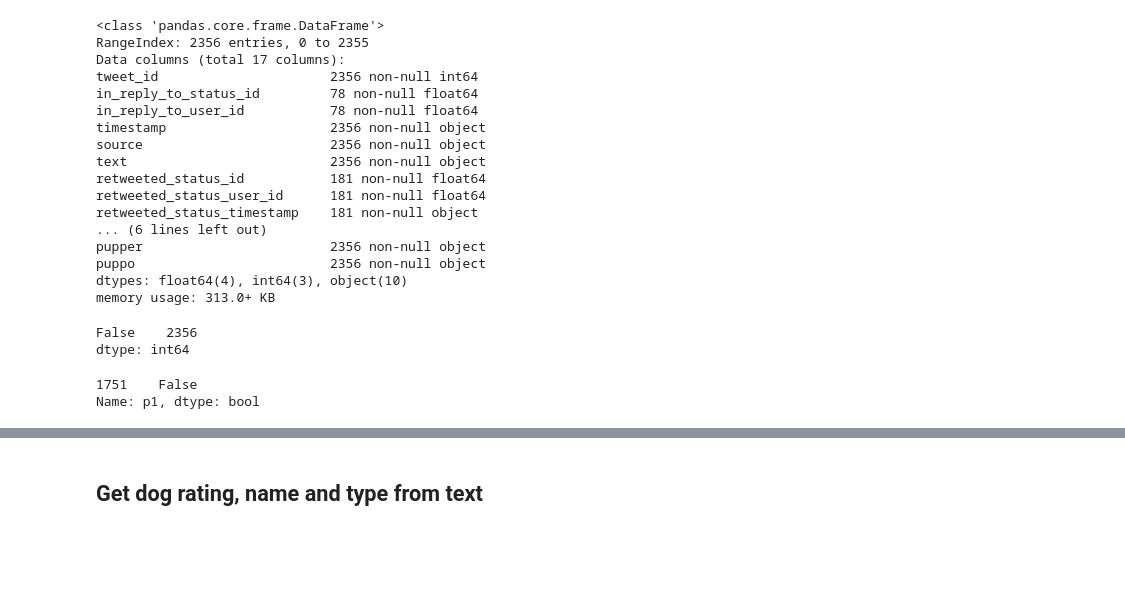
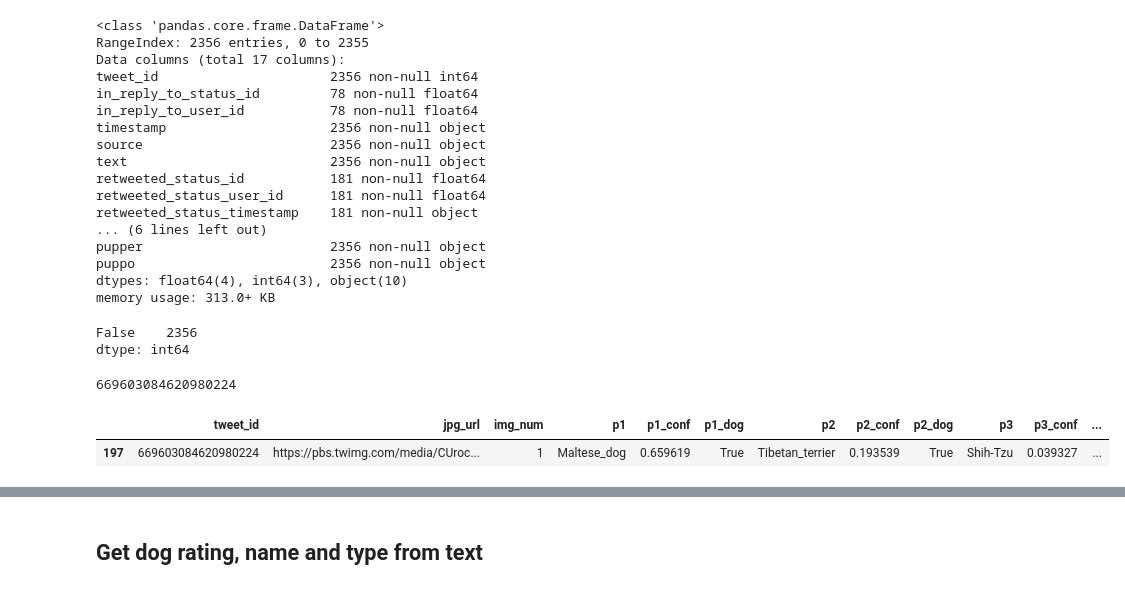
Before and after one commit to Langzzx/dand-advanced-2018, a Jupyter notebook: Data Wrangling and Cleaning/wrangle_act.ipynb, the cells around one changed output, grey strips where cells are left out. Cells and saved outputs as stored; diff of their text form; code cells hidden in the pictures; blank space fills up the shorter version.

```diff
--- a/Data Wrangling and Cleaning/wrangle_act.ipynb
+++ b/Data Wrangling and Cleaning/wrangle_act.ipynb
@@ -259,8 +259,13 @@ df.duplicated('tweet_id').value_counts() # ID no duplicated issue.
 # %% [output]
 False    2356
 dtype: int64
-# %%
-df_image[df_image['tweet_id'] == s1['tweet_id'].values.tolist()] ['p1'] == s1['name'].values.tolist()
-# %% [output]
-1751    False
-Name: p1, dtype: bool
+# %%
+id1 = int(df_tweet_clean['id'].sample().values)
+print(id1)
+# %% [output]
+669603084620980224
+# %%
+df_image[df_image['tweet_id'] == id1]
+# %% [output]
+|  | tweet_id | jpg_url | img_num | p1 | p1_conf | p1_dog | p2 | p2_conf | p2_dog | p3 | p3_conf | ... |
+| 197 | 669603084620980224 | https://pbs.twimg.com/media/CUroc... | 1 | Maltese_dog | 0.659619 | True | Tibetan_terrier | 0.193539 | True | Shih-Tzu | 0.039327 | ... |
```
Also changed, not shown: parts of 23 cells of this notebook.
